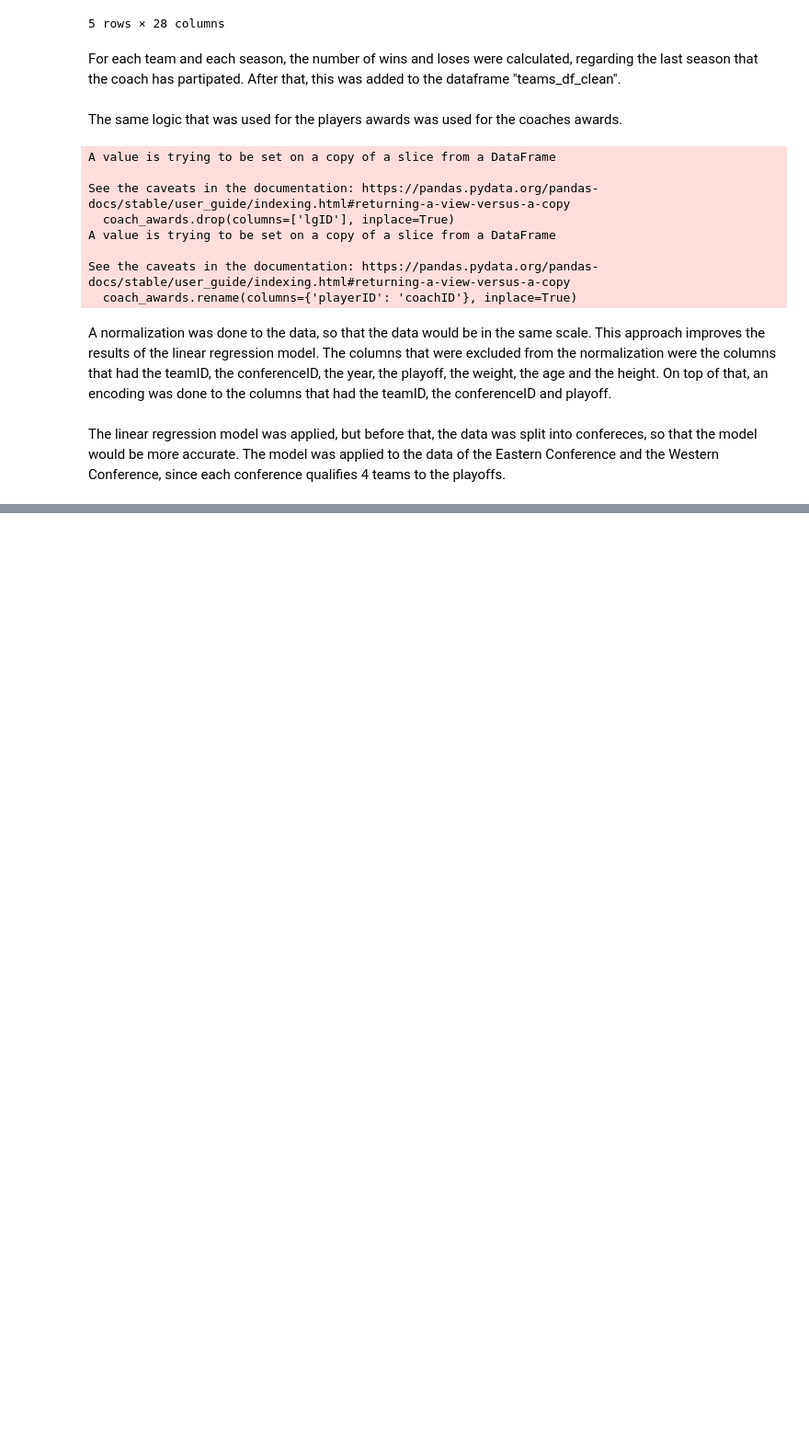
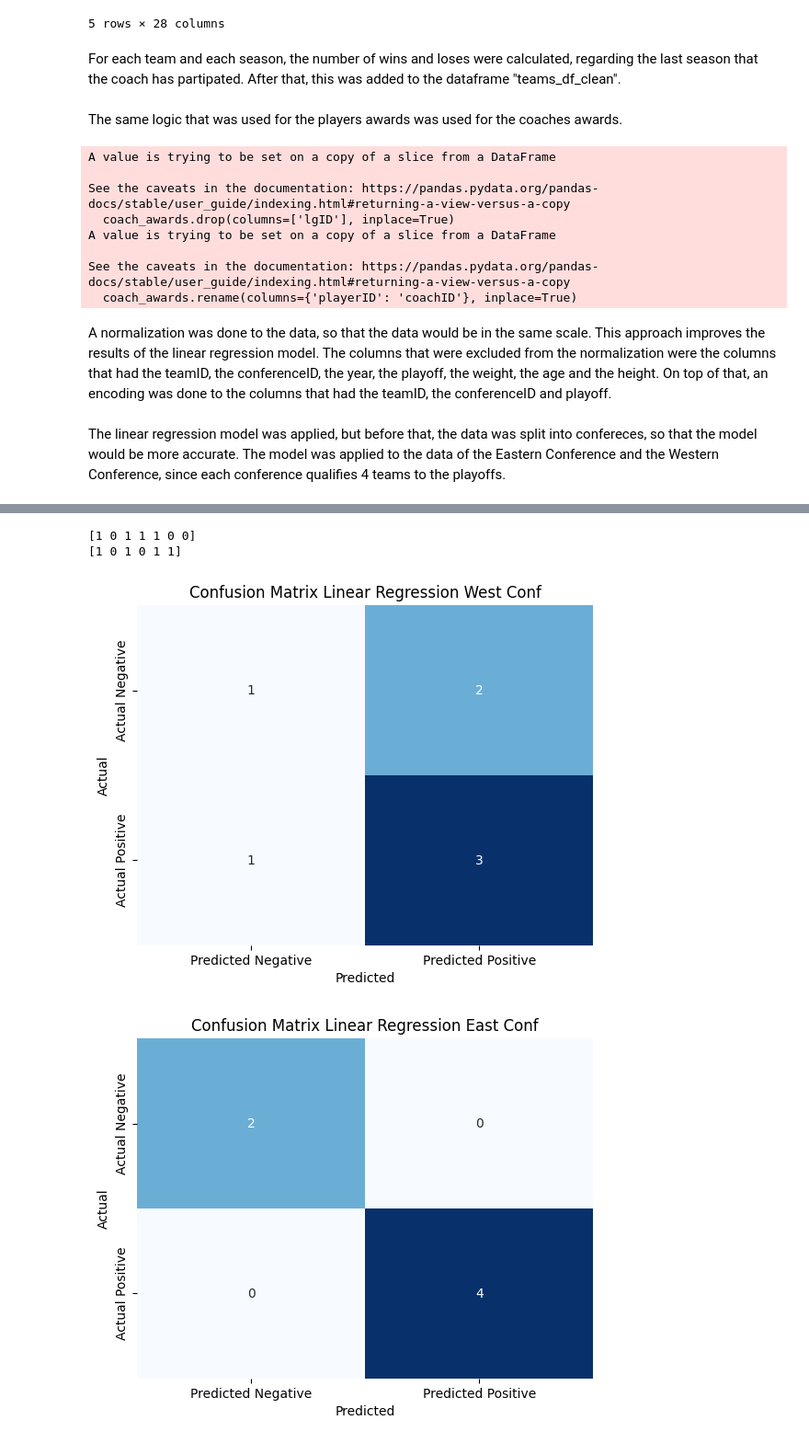
Before and after one commit to Hugo7gomes/FEUP_AC, a Jupyter notebook: firstApproach.ipynb, the cells around one changed output, grey strips where cells are left out. Shown at 92% size. Cells and saved outputs as stored; diff of their text form; code cells hidden in the pictures; blank space fills up the shorter version.

```diff
--- a/firstApproach.ipynb
+++ b/firstApproach.ipynb
@@ -557,7 +577,8 @@ training_set_normalize_W = teams_df_clean_normalize[(teams_df_clean_normalize['c
 training_set_normalize_E = teams_df_clean_normalize[(teams_df_clean_normalize['confID'] == 1)]
 
 
-testing_set_normalize = teams_df_clean_normalize[teams_df_clean_normalize['year'] == target_year]
+testing_set_normalize = teams_df_clean_normalize[teams_df_clean['year'] >= target_year]
+testing_set_normalize = testing_set_normalize[teams_df_clean['year'] < 11]
 testing_set_normalize_W = testing_set_normalize[(testing_set_normalize['confID'] == 0)]
 testing_set_normalize_E = testing_set_normalize[(testing_set_normalize['confID'] == 1)]
 
@@ -601,8 +622,6 @@ best_model_E.fit(X_train_normalize_E, y_train_normalize_E)
 y_probabilities_W = best_model_W.predict_proba(X_test_normalize_W)[:, 1]
 y_probabilities_E = best_model_E.predict_proba(X_test_normalize_E)[:, 1]
 
-#Calculate AUC
-# auc_score = roc_auc_score(y_test_normalize, y_probabilities)
 
 predictions_W = best_model_W.predict(X_test_normalize_W)
 predictions_E = best_model_E.predict(X_test_normalize_E)
@@ -634,30 +653,61 @@ results_df_E = pd.DataFrame({
     'tmID': testing_set_normalize_E['tmID'].tolist()
 })
 
+
 # Concatenate the DataFrames
 results_df = pd.concat([results_df_W, results_df_E], ignore_index=True)
 
 results_df['tmID'] = le.inverse_transform(results_df['tmID'])
 
-# Save the results to a CSV file
-results_df.to_csv('results.csv', index=False)
+# Generate the confusion matrix
+conf_matrix_W = confusion_matrix(y_test_normalize_W, predictions_W)
+conf_matrix_E = confusion_matrix(y_test_normalize_E, predictions_E)
 
-# # Generate the confusion matrix
-# conf_matrix = confusion_matrix(y_test_normalize, predictions)
+# Plot the confusion matrix using seaborn
+sb.heatmap(conf_matrix_W, annot=True, fmt='d', cmap='Blues', cbar=False,
+            xticklabels=['Predicted Negative', 'Predicted Positive'],
+            yticklabels=['Actual Negative', 'Actual Positive'])
+plt.title('Confusion Matrix Linear Regression West Conf')
+plt.xlabel('Predicted')
+plt.ylabel('Actual')
+plt.show()
 
-# # Plot the confusion matrix using seaborn
-# sb.heatmap(conf_matrix, annot=True, fmt='d', cmap='Blues', cbar=False,
-#             xticklabels=['Predicted Negative', 'Predicted Positive'],
-#             yticklabels=['Actual Negative', 'Actual Positive'])
-# plt.title('Confusion Matrix')
-# plt.xlabel('Predicted')
-# plt.ylabel('Actual')
-# plt.show()
+sb.heatmap(conf_matrix_E, annot=True, fmt='d', cmap='Blues', cbar=False,
+            xticklabels=['Predicted Negative', 'Predicted Positive'],
+            yticklabels=['Actual Negative', 'Actual Positive'])
+plt.title('Confusion Matrix Linear Regression East Conf')
+plt.xlabel('Predicted')
+plt.ylabel('Actual')
+plt.show()
 
 
-# accuracy = accuracy_score(y_test_normalize, predictions)
-# classification_rep = classification_report(y_test_normalize, predictions)
-# print(f'Accuracy: {accuracy:.2f}')
-# # print(f'AUC: {auc_score:.2f}')
-# print(classification_rep)
+accuracy_W = accuracy_score(y_test_normalize_W, predictions_W)
+classification_rep_W = classification_report(y_test_normalize_W, predictions_W)
+print(f'Accuracy_W: {accuracy_W:.2f}')
+print(classification_rep_W)
+
+accuracy_E = accuracy_score(y_test_normalize_E, predictions_E)
+classification_rep_E = classification_report(y_test_normalize_E, predictions_E)
+print(f'Accuracy_E: {accuracy_E:.2f}')
+print(classification_rep_E)
+
+
+# Compute precision-recall curve and area the curve
+precision_W, recall_W, _ = precision_recall_curve(y_test_normalize_W, y_probabilities_W)
+precision_E, recall_E, _ = precision_recall_curve(y_test_normalize_E, y_probabilities_E)
+
+# Compute area under the curve
+area_under_curve_W = auc(recall_W, precision_W)
+area_under_curve_E = auc(recall_E, precision_E)
+
+# Plot precision-recall curve
+plt.figure(figsize=(10, 6))
+plt.step(recall_W, precision_W, color='b', alpha=0.7, where='post', label=f'West Conf (AUC = {area_under_curve_W:.2f})')
+plt.step(recall_E, precision_E, color='r', alpha=0.7, where='post', label=f'East Conf (AUC = {area_under_curve_E:.2f})')
+
+plt.xlabel('Recall')
+plt.ylabel('Precision')
+plt.title('Precision-Recall Curve Logistic Regression')
+plt.legend(loc='lower right')
+plt.show()
 # %% [output]
@@ -664,0 +731,4 @@ KeyboardInterrupt:
+[1 0 1 1 1 0 0]
+[1 0 1 0 1 1]
+[figure, added]
+[figure, added]
```
Also changed, not shown: parts of 9 cells of this notebook, 4 other files.
